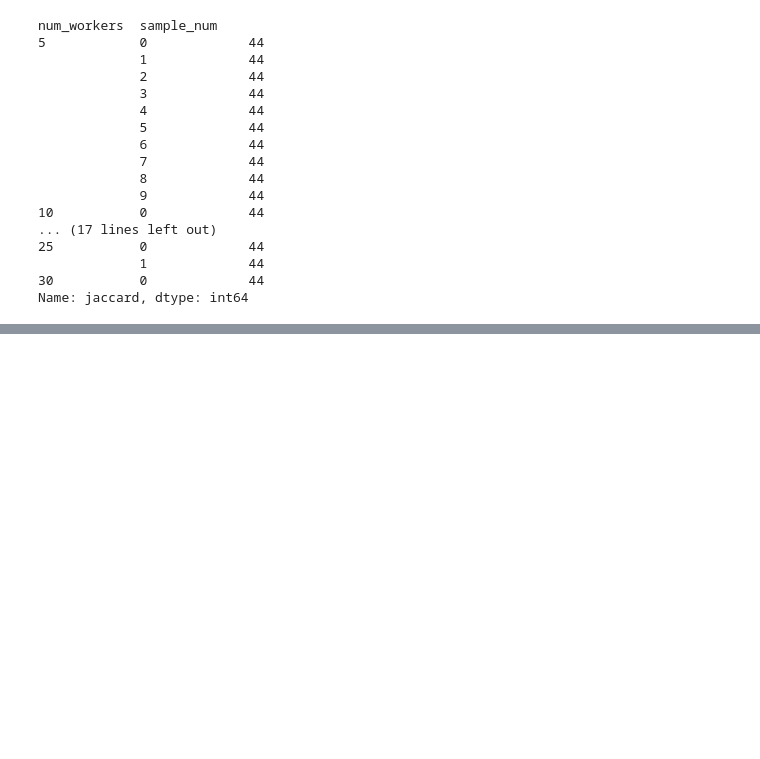
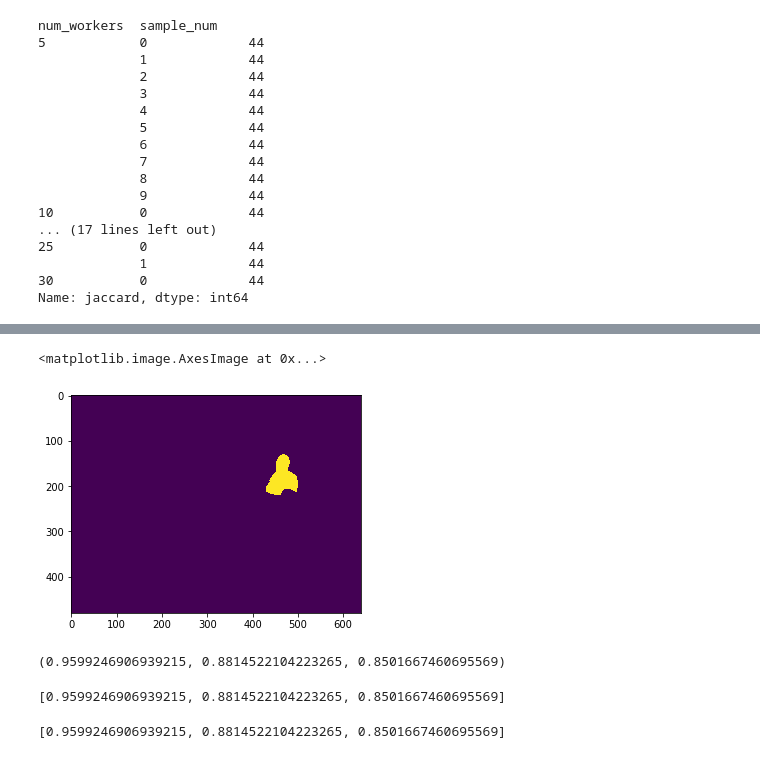
Before and after one commit to cognoscentai/segmentation, a Jupyter notebook: ipynb/CompleteDownstreamAnalysis.ipynb, the cells around one changed output, grey strips where cells are left out. Cells and saved outputs as stored; diff of their text form; code cells hidden in the pictures; blank space fills up the shorter version.

```diff
--- a/ipynb/CompleteDownstreamAnalysis.ipynb
+++ b/ipynb/CompleteDownstreamAnalysis.ipynb
@@ -201,0 +201,19 @@ IndexError: list index out of range
+# %%
+gt_est = pkl.load(open("pixel_em/5workers_rand0/obj5/gt_est_mask_best_thresh_0.6constant.pkl"))
+# %%
+plt.imshow(gt_est)
+# %% [output]
+<matplotlib.image.AxesImage at 0x...>
+[figure, added]
+# %%
+faster_compute_prj(gt_est,get_gt_mask(5))
+# %% [output]
+(0.9599246906939215, 0.8814522104223265, 0.8501667460695569)
+# %%
+cat pixel_em/5workers_rand0/obj5/MV_prj.json
+# %% [output]
+[0.9599246906939215, 0.8814522104223265, 0.8501667460695569]
+# %%
+cat pixel_em/5workers_rand0/obj5/EM_prj_best_thresh.json
+# %% [output]
+[0.9599246906939215, 0.8814522104223265, 0.8501667460695569]
```
Also changed, not shown: parts of 28 cells of this notebook, 7 other files.
